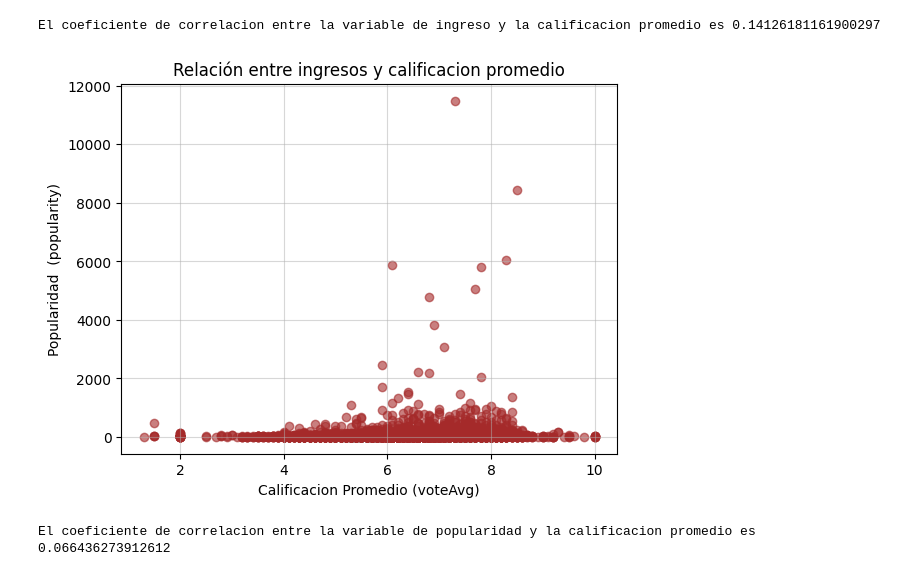
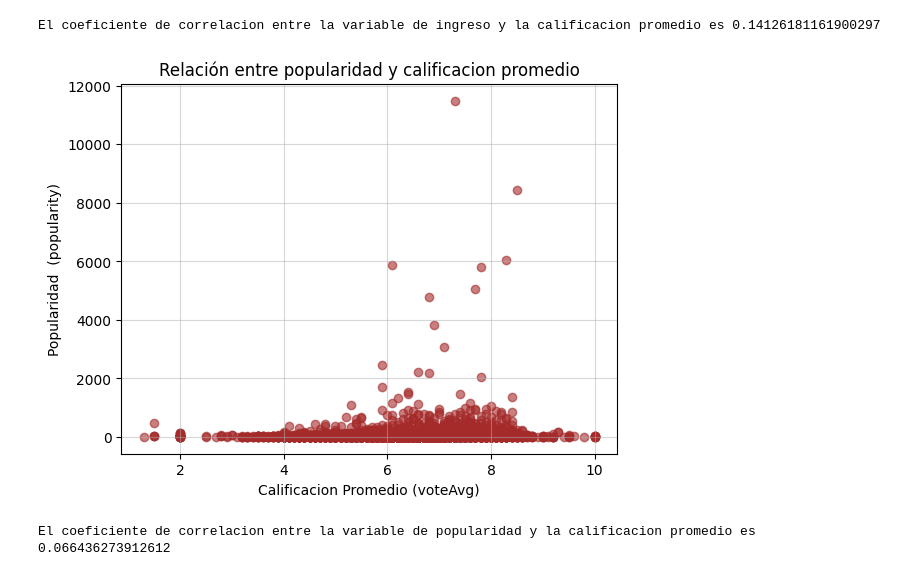
Before and after one commit to michellemej22596/Proyecto1-MineriaDeDatos, a Jupyter notebook: Ejercicio4/incisoN.ipynb, the cells around one changed output. Drawn from its saved outputs; the diff is of its cells as text; code cells hidden in the pictures.

Commit message:
entrega final

```diff
--- a/Ejercicio4/incisoN.ipynb
+++ b/Ejercicio4/incisoN.ipynb
@@ -31,18 +31,18 @@ El coeficiente de correlacion entre la variable de ingreso y la calificacion pro
 # %%
 # Cargar los datos
 df = pd.read_csv('../movies.csv', encoding='latin1')
 
 #hacer el diagrama de dispersion
 plt.scatter(df['voteAvg'], df['popularity'], color='brown', alpha=0.6)
-plt.title('Relación entre ingresos y calificacion promedio')
+plt.title('Relación entre popularidad y calificacion promedio')
 plt.xlabel('Calificacion Promedio (voteAvg)')
 plt.ylabel('Popularidad  (popularity)')
 plt.grid(alpha=0.5)
 plt.show()
 
 #ver el coeficiente de correlacion entre ambos datos
 correlacion = df["voteAvg"].corr(df["popularity"])
 print("El coeficiente de correlacion entre la variable de popularidad y la calificacion promedio es", correlacion)
 # %% [output]
-[figure, old version]
+[figure, new version]
 El coeficiente de correlacion entre la variable de popularidad y la calificacion promedio es 0.066436273912612
```
Also changed, not shown: 6 other files.
